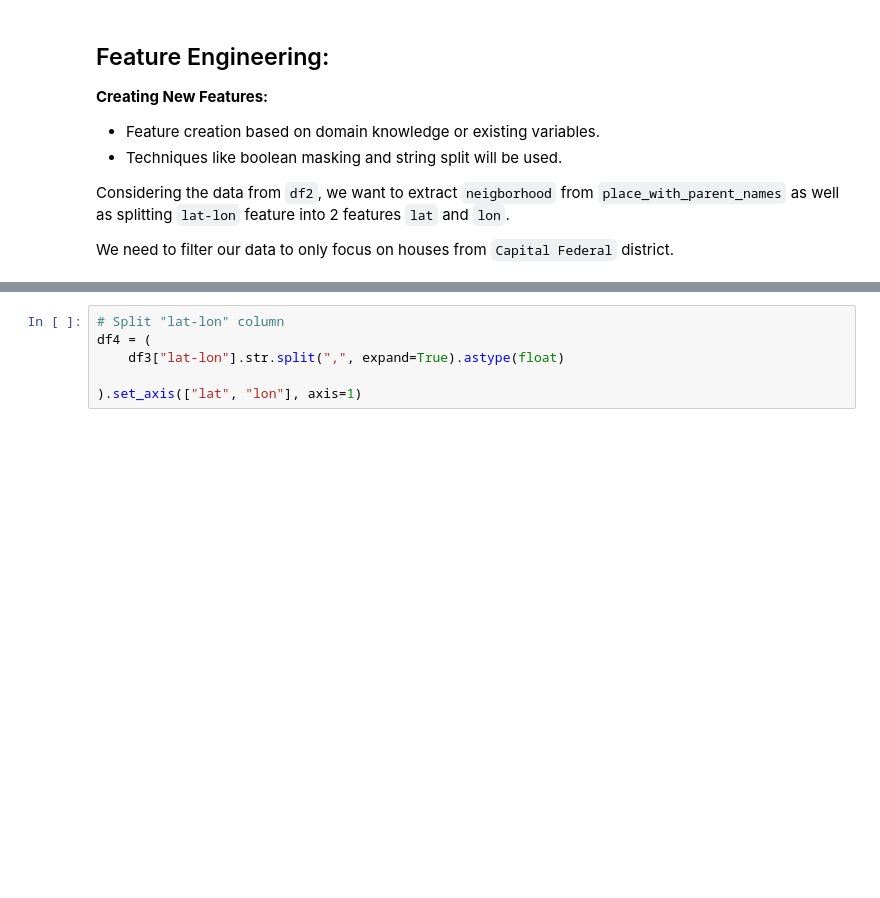
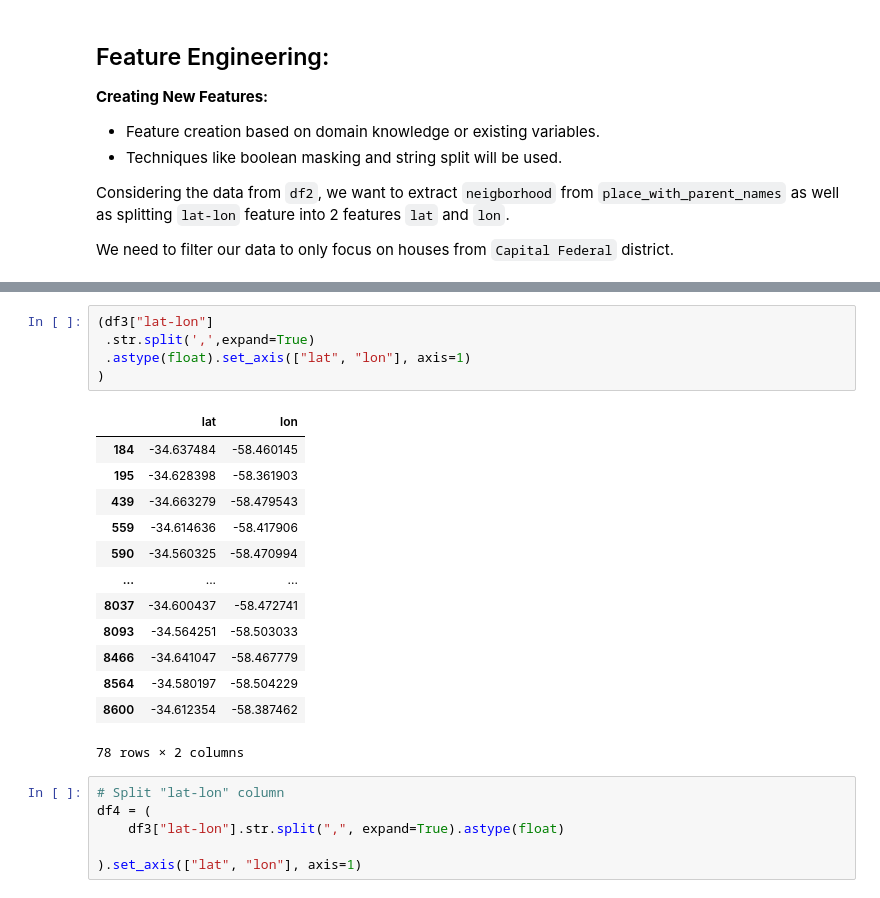
Before and after one commit to MckyleM/machine-learning-labs, a Jupyter notebook: lab-103-data-preparation/lab_103-data-preparation.ipynb, the cells around one changed output, grey strips where cells are left out. Cells and saved outputs as stored; diff of their text form; blank space fills up the shorter version.

```diff
--- a/lab-103-data-preparation/lab_103-data-preparation.ipynb
+++ b/lab-103-data-preparation/lab_103-data-preparation.ipynb
@@ -438,6 +448,25 @@ Data columns (total 15 columns):
  14  expenses                    0 non-null      object
 dtypes: float64(9), object(6)
 memory usage: 9.8+ KB
+# %%
+(df3["lat-lon"]
+ .str.split(',',expand=True)
+ .astype(float).set_axis(["lat", "lon"], axis=1)
+)
+# %% [output]
+|  | lat | lon |
+| 184 | -34.637484 | -58.460145 |
+| 195 | -34.628398 | -58.361903 |
+| 439 | -34.663279 | -58.479543 |
+| 559 | -34.614636 | -58.417906 |
+| 590 | -34.560325 | -58.470994 |
+| ... | ... | ... |
+| 8037 | -34.600437 | -58.472741 |
+| 8093 | -34.564251 | -58.503033 |
+| 8466 | -34.641047 | -58.467779 |
+| 8564 | -34.580197 | -58.504229 |
+| 8600 | -34.612354 | -58.387462 |
+78 rows × 2 columns
 # %%
 # Split "lat-lon" column
 df4 = (
```
Also changed, not shown: parts of 5 cells of this notebook.
